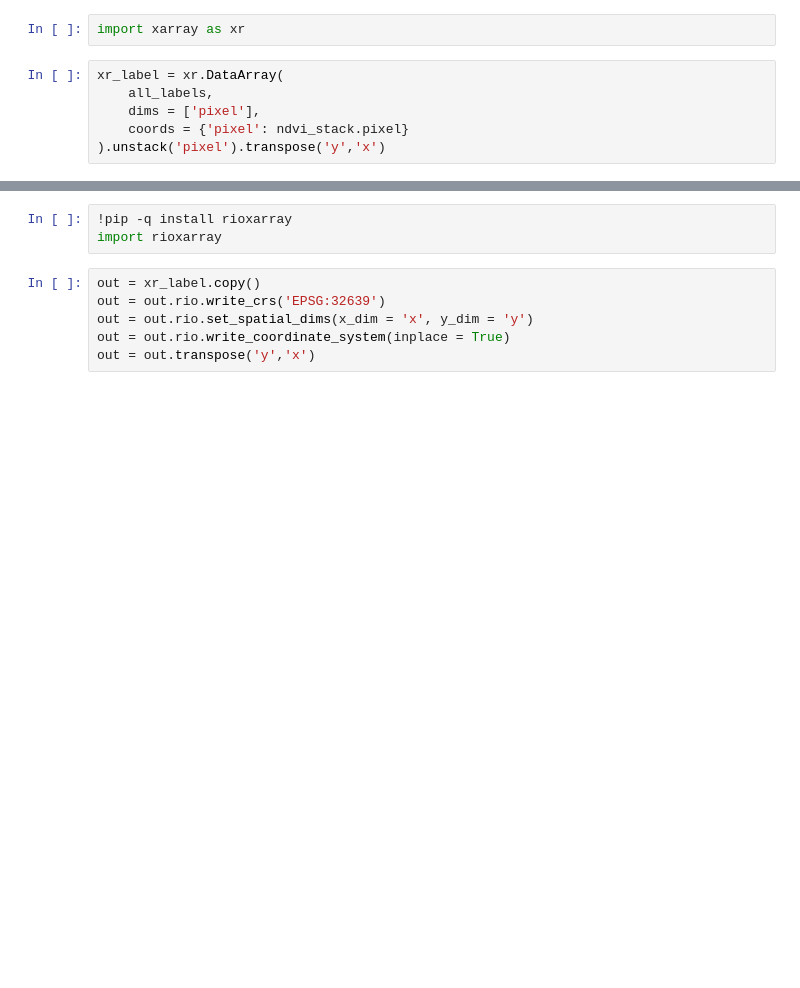
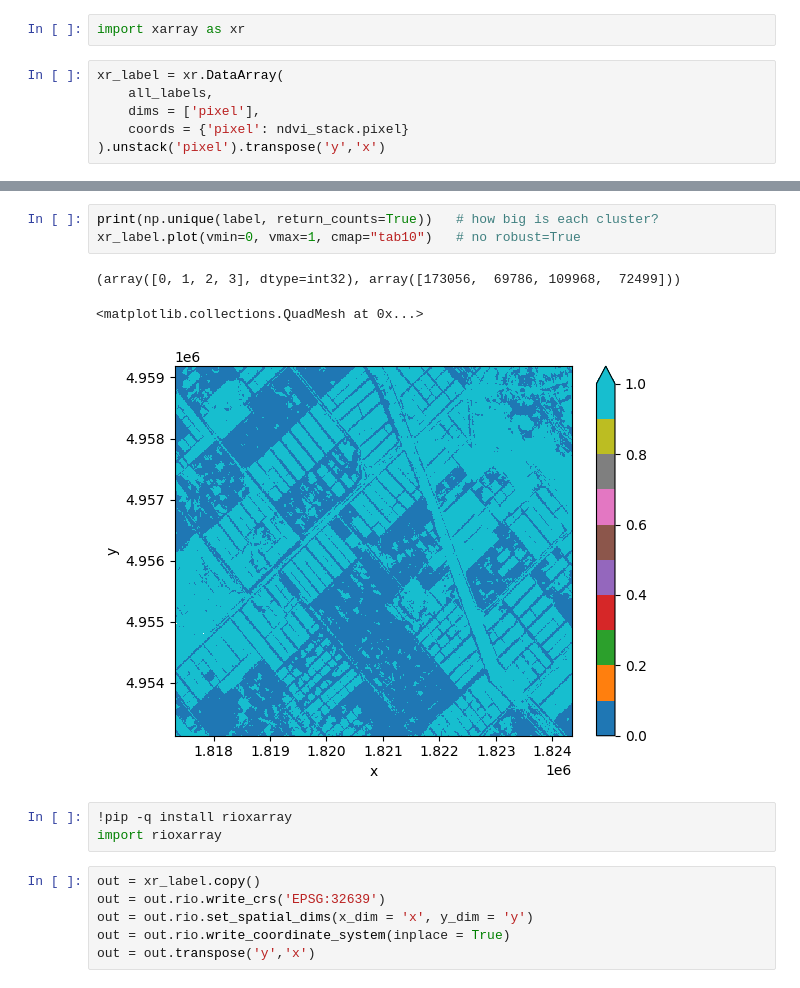
Before and after one commit to 13rustam/Zhanakorgan_Agriculture, a Jupyter notebook: 9_PyStac_NDVI_Clustering_and_Crop_Type_Mapping.ipynb, the cells around one changed output, grey strips where cells are left out. Cells and saved outputs as stored; diff of their text form; blank space fills up the shorter version.

```diff
--- a/9_PyStac_NDVI_Clustering_and_Crop_Type_Mapping.ipynb
+++ b/9_PyStac_NDVI_Clustering_and_Crop_Type_Mapping.ipynb
@@ -163,3 +163,10 @@ xr_label.plot(robust = True)
+# %%
+print(np.unique(label, return_counts=True))   # how big is each cluster?
+xr_label.plot(vmin=0, vmax=1, cmap="tab10")   # no robust=True
+# %% [output]
+(array([0, 1, 2, 3], dtype=int32), array([173056,  69786, 109968,  72499]))
+<matplotlib.collections.QuadMesh at 0x...>
+[figure, added]
 # %%
 !pip -q install rioxarray
 import rioxarray
```
Also changed, not shown: parts of 5 cells of this notebook.
